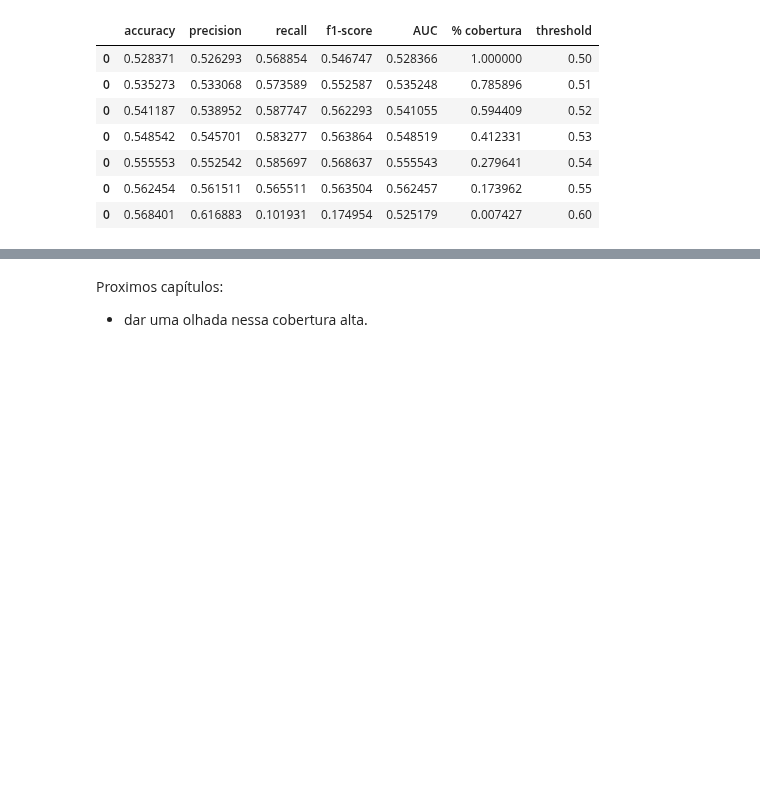
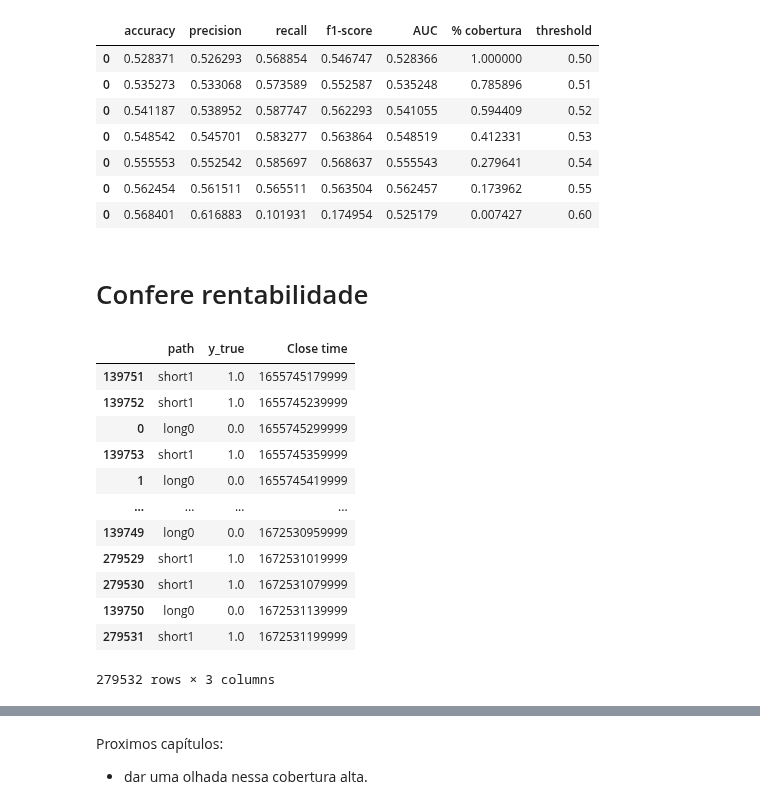
Before and after one commit to lambdavar/Artigo, a Jupyter notebook: Final.ipynb, the cells around one changed output, grey strips where cells are left out. Drawn from its saved outputs; the diff is of its cells as text; code cells hidden in the pictures; blank space fills up the shorter version.

Commit message:
conserto processamento de imagens e início de calculo de rentabilidade

```diff
--- a/Final.ipynb
+++ b/Final.ipynb
@@ -554,3 +591,26 @@ Calculando para 0.6
 | 0 | 0.555553 | 0.552542 | 0.585697 | 0.568637 | 0.555543 | 0.279641 | 0.54 |
 | 0 | 0.562454 | 0.561511 | 0.565511 | 0.563504 | 0.562457 | 0.173962 | 0.55 |
 | 0 | 0.568401 | 0.616883 | 0.101931 | 0.174954 | 0.525179 | 0.007427 | 0.60 |
+# %% [markdown]
+# Confere rentabilidade
+# %%
+df = pd.concat([pd.DataFrame(test_data.file_paths), pd.DataFrame(y_true.ravel())], axis=1)
+df.columns = ["path", "y_true"]
+df[["path", "Close time"]] = df["path"].str.split("\\", expand=True)
+df["Close time"] = df["Close time"].str.split(".", expand=True).iloc[:, 0].astype("int64")
+df["path"] = df["path"].str.split("/").str[-1]
+df.sort_values(by="Close time")
+# %% [output]
+|  | path | y_true | Close time |
+| 139751 | short1 | 1.0 | 1655745179999 |
+| 139752 | short1 | 1.0 | 1655745239999 |
+| 0 | long0 | 0.0 | 1655745299999 |
+| 139753 | short1 | 1.0 | 1655745359999 |
+| 1 | long0 | 0.0 | 1655745419999 |
+| ... | ... | ... | ... |
+| 139749 | long0 | 0.0 | 1672530959999 |
+| 279529 | short1 | 1.0 | 1672531019999 |
+| 279530 | short1 | 1.0 | 1672531079999 |
+| 139750 | long0 | 0.0 | 1672531139999 |
+| 279531 | short1 | 1.0 | 1672531199999 |
+279532 rows × 3 columns
```
Also changed, not shown: parts of 9 cells of this notebook, 1 other file.
